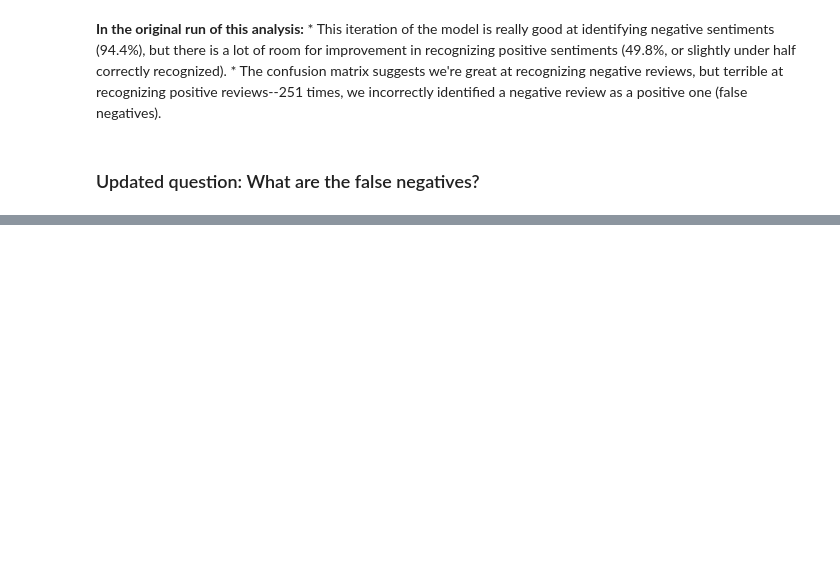
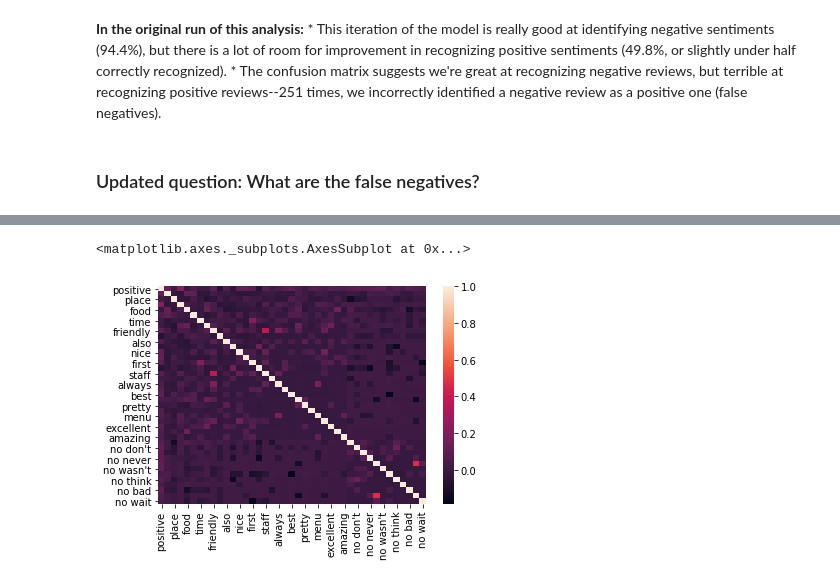
Before and after one commit to iamjeremybe/thinkful_data_science, a Jupyter notebook: Thinkful - Sentiment classifier evaluation challenge.ipynb, the cells around one changed output, grey strips where cells are left out. Cells and saved outputs as stored; diff of their text form; code cells hidden in the pictures; blank space fills up the shorter version.

```diff
--- a/Thinkful - Sentiment classifier evaluation challenge.ipynb
+++ b/Thinkful - Sentiment classifier evaluation challenge.ipynb
@@ -365,0 +561,3 @@ Beyond that, my process was largely iterative. I reviewed some records from the
+# %%
+# New copy of the raw df
+yelp_4_df = new_iteration(yelp_df_save,kw_dict)
@@ -365,0 +577,6 @@ Beyond that, my process was largely iterative. I reviewed some records from the
+# %%
+yelp4_corr = yelp_4_df.corr()
+sns.heatmap(yelp4_corr)
+# %% [output]
+<matplotlib.axes._subplots.AxesSubplot at 0x...>
+[figure, added]
```
Also changed, not shown: parts of 63 cells of this notebook.
